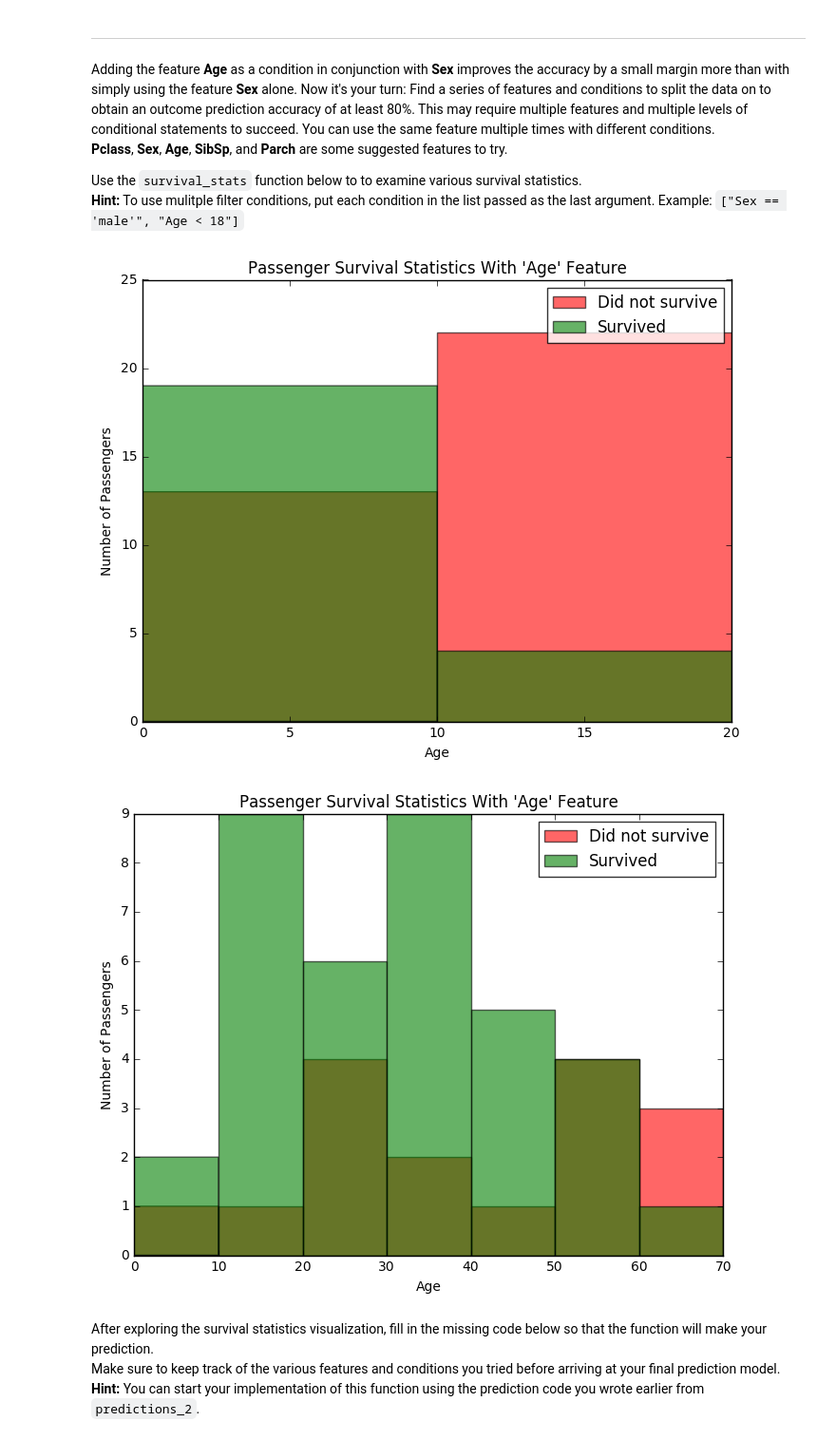
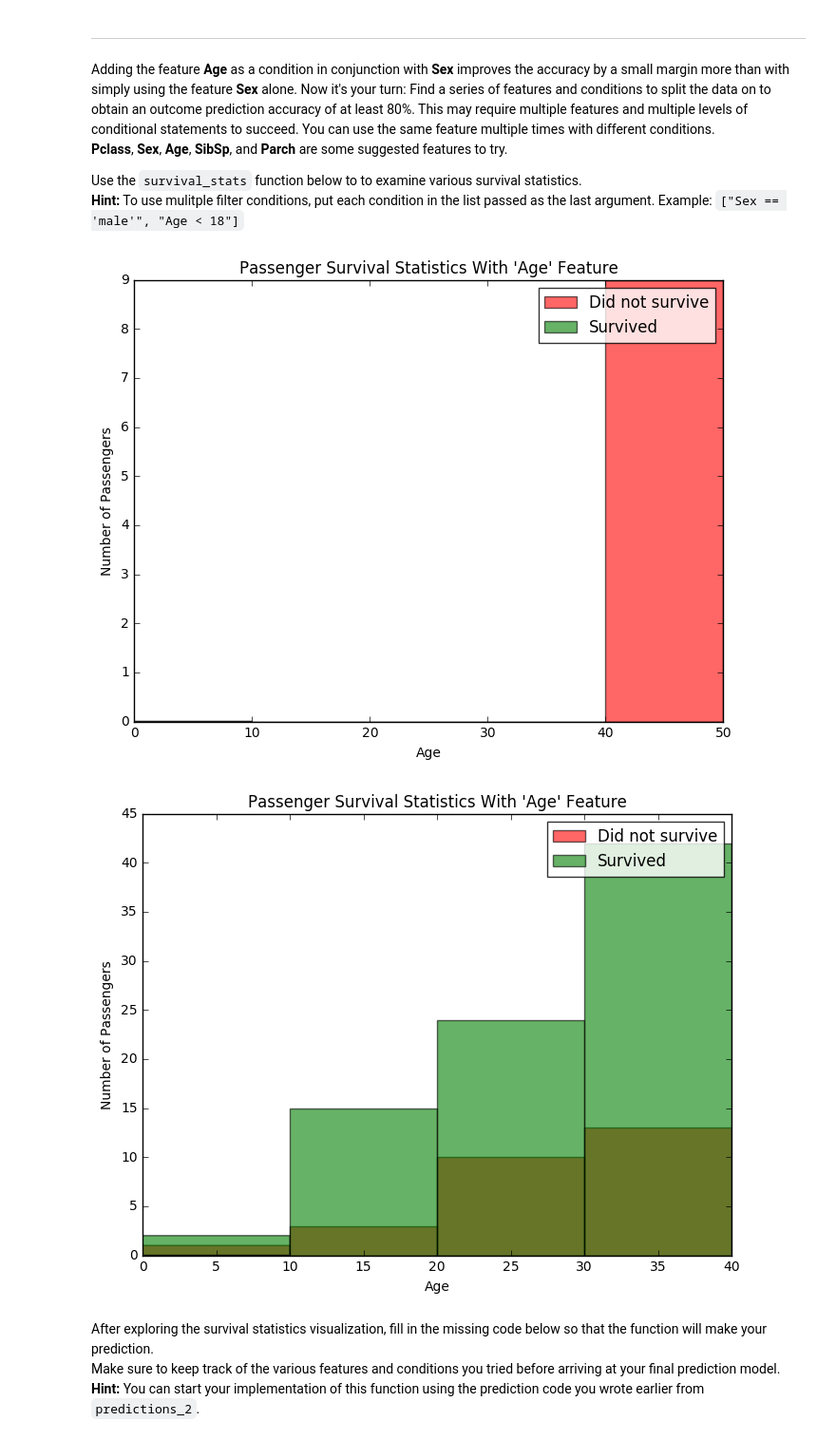
Before and after one commit to nihanth123/Project--Titanic-Survival-Exploration, a Jupyter notebook: titanic_survival_exploration.ipynb, the cells around one changed output. Shown: that part at 95% size. Cells and saved outputs as stored; diff of their text form; code cells hidden in the pictures.

```diff
--- a/titanic_survival_exploration.ipynb
+++ b/titanic_survival_exploration.ipynb
@@ -215,11 +215,11 @@ Adding the feature **Age** as a condition in conjunction with **Sex** improves t
 Use the `survival_stats` function below to to examine various survival statistics.
 **Hint:** To use mulitple filter conditions, put each condition in the list passed as the last argument. Example: `["Sex == 'male'", "Age < 18"]`
 # %%
-vs.survival_stats(data, outcomes, 'Age', ["Sex == 'male'", "Age < 18"])
-vs.survival_stats(data, outcomes, 'Age', ["Pclass == 1", 'Parch > 0'])
+vs.survival_stats(data, outcomes, 'Age', ["Pclass == 3",'Age >= 40', 'Age <= 60', 'Sex == female'])
+vs.survival_stats(data, outcomes, 'Age', ["Pclass == 1", 'Age <= 40'])
 # %% [output]
-[figure, old version]
+[figure, new version]
-[figure, old version]
+[figure, new version]
 # %% [markdown]
 After exploring the survival statistics visualization, fill in the missing code below so that the function will make your prediction.
 Make sure to keep track of the various features and conditions you tried before arriving at your final prediction model.
```
Also changed, not shown: parts of 1 cell of this notebook, 1 other file.
